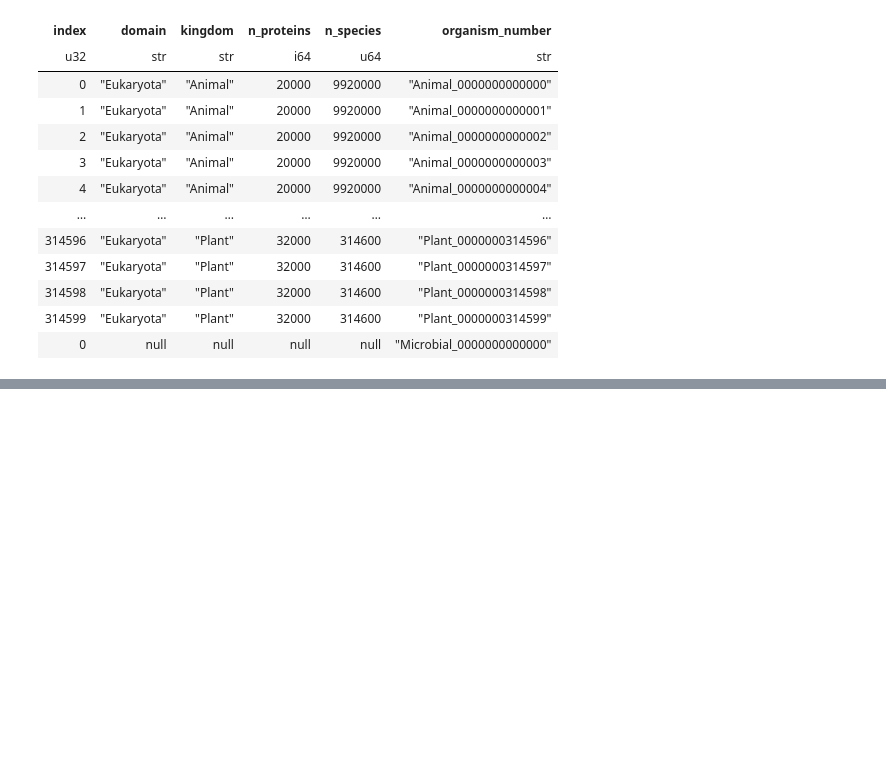
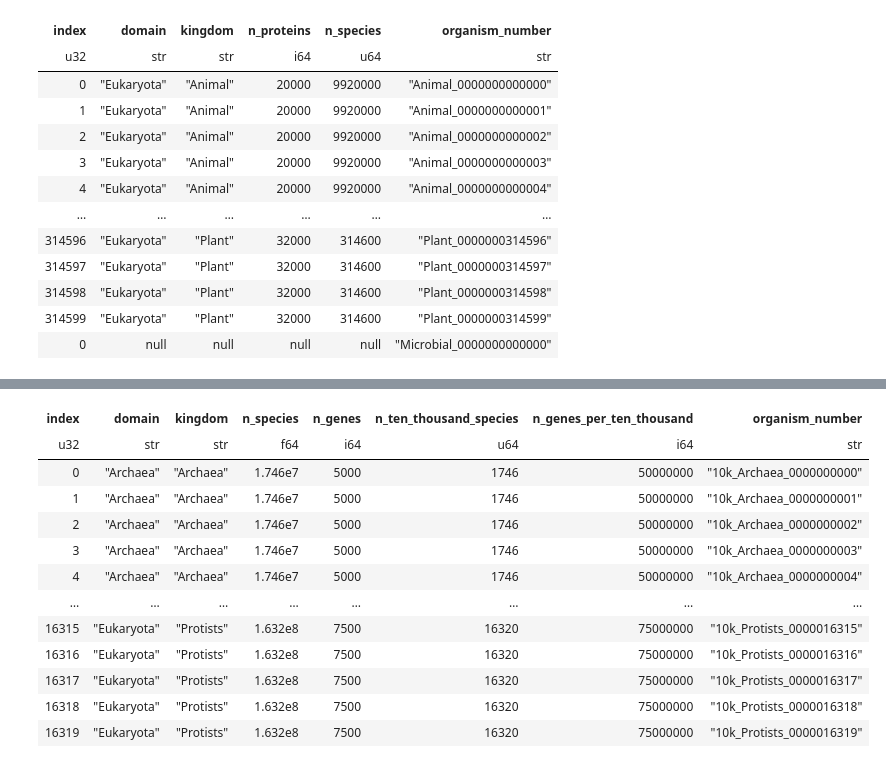
Before and after one commit to seanome/2025-biodata-wealth-inequality, a Jupyter notebook: 04_make_predicted_n_proteins.ipynb, the cells around one changed output, grey strips where cells are left out. Drawn from its saved outputs; the diff is of its cells as text; code cells hidden in the pictures; blank space fills up the shorter version.

```diff
--- a/04_make_predicted_n_proteins.ipynb
+++ b/04_make_predicted_n_proteins.ipynb
@@ -378,0 +419,5 @@ predicted_n_proteins.write_parquet("predicted_n_proteins.parquet")
+# %%
+larsen2017_archea_bacteria = larsen2017.copy()
+larsen2017_archea_bacteria["Archaea"] = 0.01 * larsen2017["Bacteria"]
+larsen2017_archea_bacteria["Bacteria"] = 0.99 * larsen2017["Bacteria"]
+larsen2017_archea_bacteria
@@ -378,0 +493,5 @@ predicted_n_proteins.write_parquet("predicted_n_proteins.parquet")
+# %%
+larsen2017_domain_to_kingdom_with_genes = larsen2017_domain_to_kingdom.join(
+    n_proteins_multiplier_larsen2017, on="kingdom"
+)
+larsen2017_domain_to_kingdom_with_genes
@@ -378,0 +510,10 @@ predicted_n_proteins.write_parquet("predicted_n_proteins.parquet")
+# %%
+larsen2017_domain_to_kingdom_with_genes["n_ten_thousand_species"] = np.ceil(
+    larsen2017_domain_to_kingdom_with_genes.n_species / 1e4
+).astype(int)
+larsen2017_domain_to_kingdom_with_genes["n_genes_per_ten_thousand"] = (
+    larsen2017_domain_to_kingdom_with_genes.n_genes * 1e4
+).astype(int)
+
+
+larsen2017_domain_to_kingdom_with_genes
@@ -378,0 +530,57 @@ predicted_n_proteins.write_parquet("predicted_n_proteins.parquet")
+# %%
+dfs = []
+
+
+def create_species_per_row_table(df, n_species_col="n_ten_thousand_species"):
+    this_domain_kingdom = pl.DataFrame(df)
+    kingdom = df.kingdom.values[0]
+
+    n_species = df[n_species_col].values[0]
+
+    print(f"Domain: {domain}, Kingdom: {kingdom}, {n_species_col}: {n_species:,}")
+    df_predicted_n_proteins = (
+        this_domain_kingdom.select(
+            pl.all().repeat_by(int(n_species)).flatten()  # .cast(pl.UInt64)
+        )
+        .with_row_index()
+        .with_columns(pl.col(n_species_col).cast(pl.UInt64))
+        .with_columns(
+            pl.col("index")
+            .cast(pl.String)
+            .str.zfill(10)
+            .str.replace("^", f"10k_{kingdom}_")
+            .alias("organism_number")
+            # pl.concat_str([kingdom, pl.col("index")]).alias("organism_number")
+        )
+    )
+    return df_predicted_n_proteins
+
+
+for (domain, kingdom), df in larsen2017_domain_to_kingdom_with_genes.groupby(
+    ["domain", "kingdom"]
+):
+    this_domain_kingdom = pl.DataFrame(df)
+    kingdom = df.kingdom.values[0]
+
+    n_species = df.n_ten_thousand_species.values[0]
+
+    print(f"Domain: {domain}, Kingdom: {kingdom}, Thousands of species: {n_species:,}")
+    df_predicted_n_proteins = (
+        this_domain_kingdom.select(
+            pl.all().repeat_by(int(n_species)).flatten()  # .cast(pl.UInt64)
+        )
+        .with_row_index()
+        .with_columns(pl.col("n_ten_thousand_species").cast(pl.UInt64))
+        .with_columns(
+            pl.col("index")
+            .cast(pl.String)
+            .str.zfill(10)
+            .str.replace("^", f"10k_{kingdom}_")
+            .alias("organism_number")
+            # pl.concat_str([kingdom, pl.col("index")]).alias("organism_number")
+        )
+    )
+    dfs.append(df_predicted_n_proteins)
+larsen2017_predicted_n_proteins = pl.concat(dfs)
+larsen2017_predicted_n_proteins
+# %% [output]
@@ -378,0 +594,13 @@ predicted_n_proteins.write_parquet("predicted_n_proteins.parquet")
+| index | domain | kingdom | n_species | n_genes | n_ten_thousand_species | n_genes_per_ten_thousand | organism_number |
+| u32 | str | str | f64 | i64 | u64 | i64 | str |
+| 0 | "Archaea" | "Archaea" | 1.746e7 | 5000 | 1746 | 50000000 | "10k_Archaea_0000000000" |
+| 1 | "Archaea" | "Archaea" | 1.746e7 | 5000 | 1746 | 50000000 | "10k_Archaea_0000000001" |
+| 2 | "Archaea" | "Archaea" | 1.746e7 | 5000 | 1746 | 50000000 | "10k_Archaea_0000000002" |
+| 3 | "Archaea" | "Archaea" | 1.746e7 | 5000 | 1746 | 50000000 | "10k_Archaea_0000000003" |
+| 4 | "Archaea" | "Archaea" | 1.746e7 | 5000 | 1746 | 50000000 | "10k_Archaea_0000000004" |
+| … | … | … | … | … | … | … | … |
+| 16315 | "Eukaryota" | "Protists" | 1.632e8 | 7500 | 16320 | 75000000 | "10k_Protists_0000016315" |
+| 16316 | "Eukaryota" | "Protists" | 1.632e8 | 7500 | 16320 | 75000000 | "10k_Protists_0000016316" |
+| 16317 | "Eukaryota" | "Protists" | 1.632e8 | 7500 | 16320 | 75000000 | "10k_Protists_0000016317" |
+| 16318 | "Eukaryota" | "Protists" | 1.632e8 | 7500 | 16320 | 75000000 | "10k_Protists_0000016318" |
+| 16319 | "Eukaryota" | "Protists" | 1.632e8 | 7500 | 16320 | 75000000 | "10k_Protists_0000016319" |
```
Also changed, not shown: parts of 21 cells of this notebook, 3 other files.
